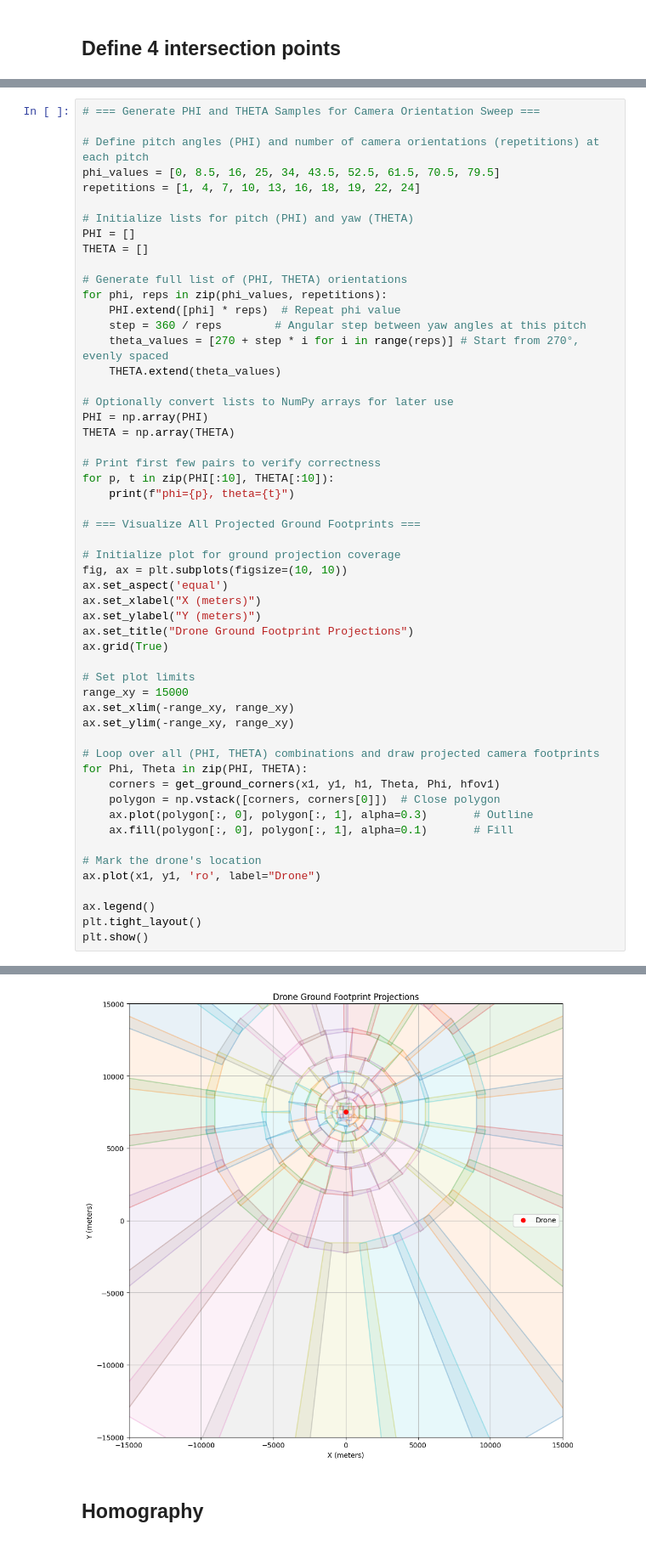
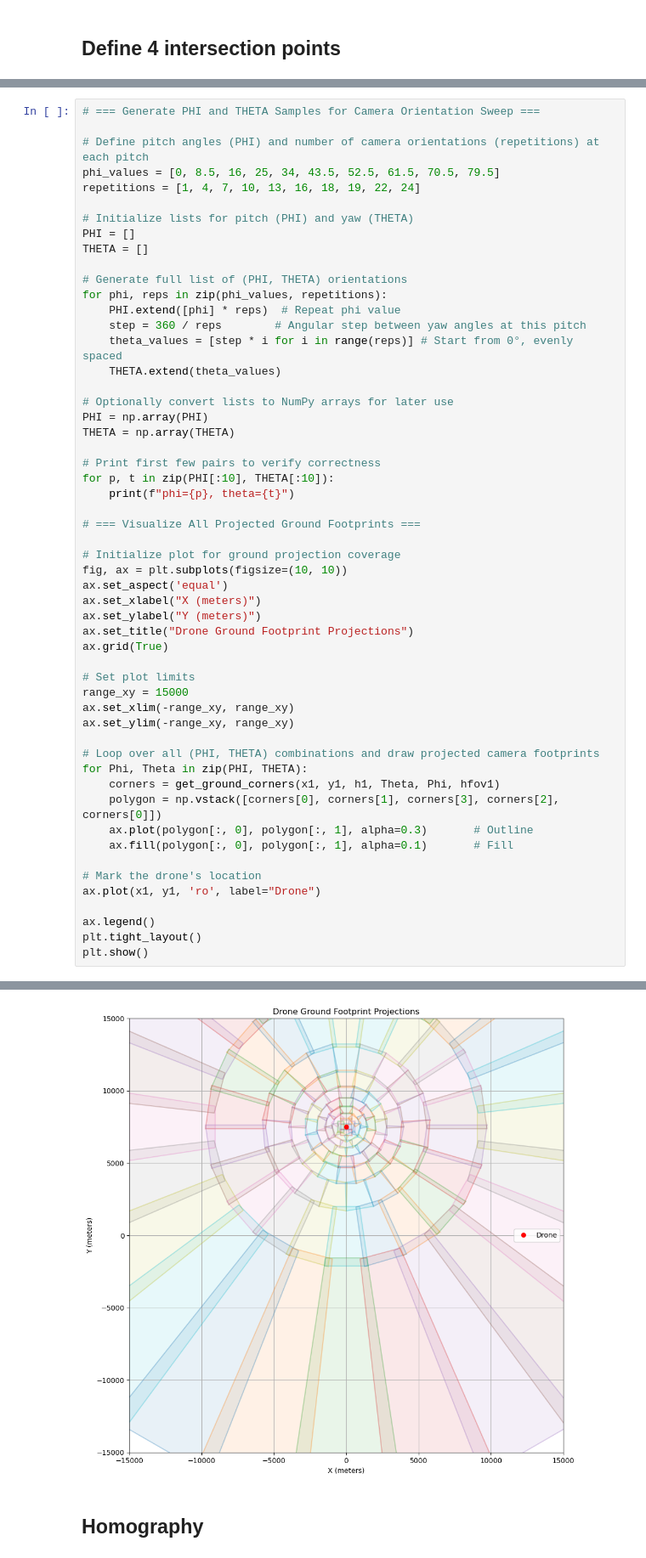
Before and after one commit to sahar1763/Flame2, a Jupyter notebook: MainPhase1_Frame.ipynb, the cells around one changed output, grey strips where cells are left out. Shown at 85% size. Cells and saved outputs as stored; diff of their text form.

Commit message:
updated get corners from ground function. adjustment to the orientation of each frame related to the ground

```diff
--- a/MainPhase1_Frame.ipynb
+++ b/MainPhase1_Frame.ipynb
@@ -672,7 +697,7 @@ THETA = []
 for phi, reps in zip(phi_values, repetitions):
     PHI.extend([phi] * reps)  # Repeat phi value
     step = 360 / reps        # Angular step between yaw angles at this pitch
-    theta_values = [270 + step * i for i in range(reps)] # Start from 270°, evenly spaced
+    theta_values = [step * i for i in range(reps)] # Start from 0°, evenly spaced
     THETA.extend(theta_values)
 
 # Optionally convert lists to NumPy arrays for later use
@@ -701,7 +726,7 @@ ax.set_ylim(-range_xy, range_xy)
 # Loop over all (PHI, THETA) combinations and draw projected camera footprints
 for Phi, Theta in zip(PHI, THETA):
     corners = get_ground_corners(x1, y1, h1, Theta, Phi, hfov1)
-    polygon = np.vstack([corners, corners[0]])  # Close polygon
+    polygon = np.vstack([corners[0], corners[1], corners[3], corners[2], corners[0]])
     ax.plot(polygon[:, 0], polygon[:, 1], alpha=0.3)       # Outline
     ax.fill(polygon[:, 0], polygon[:, 1], alpha=0.1)       # Fill
 
@@ -725,4 +750,4 @@ phi=16.0, theta=475.7142857142857
-[figure, old version]
+[figure, new version]
 # %% [markdown]
 ## Homography
 # %%
```
Also changed, not shown: parts of 9 cells of this notebook, 2 other files.
